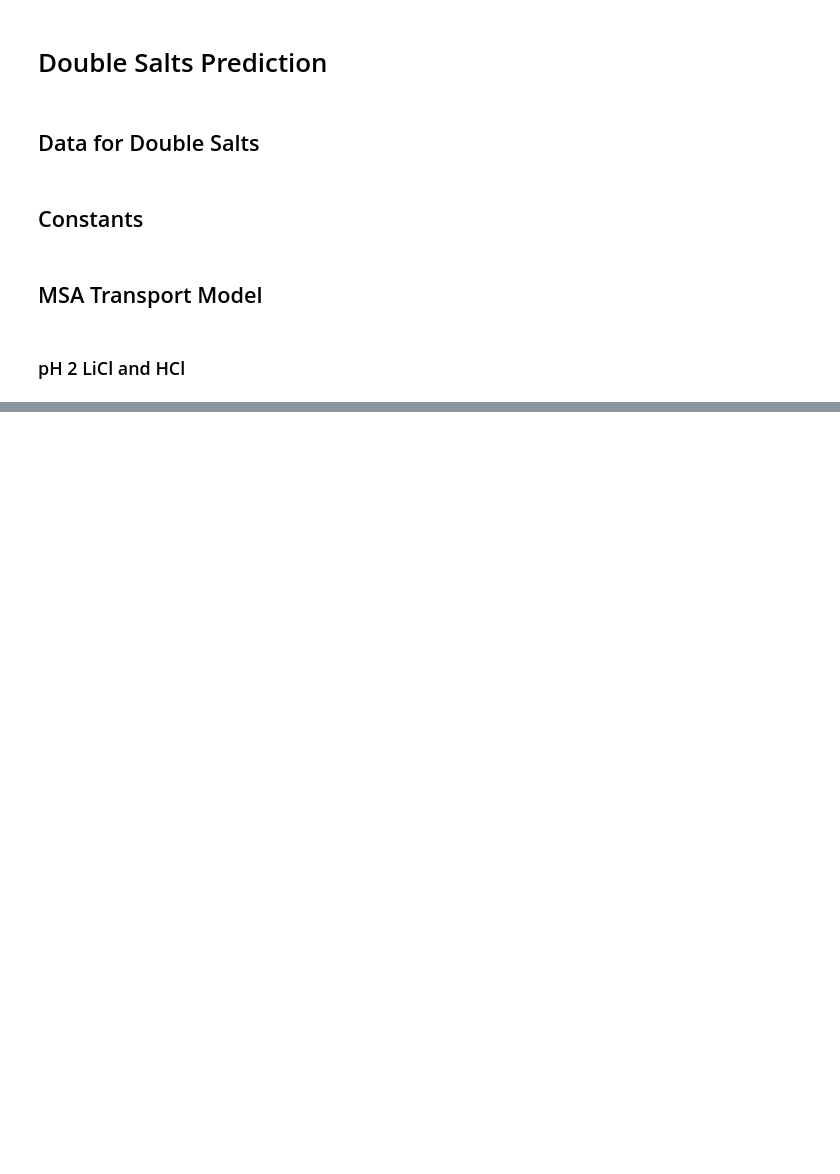
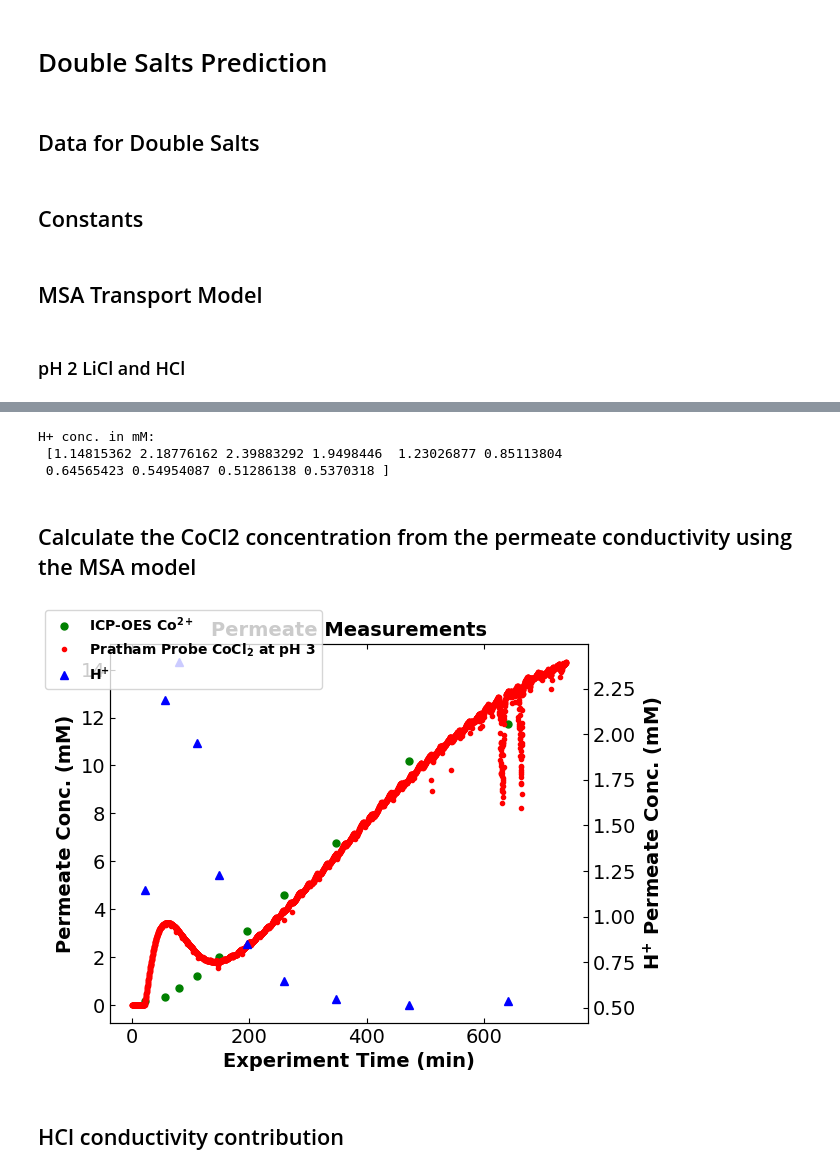
Before and after one commit to dowlinglab/salts-conductivity-modelling, a Jupyter notebook: Lithium_cobalt_conductivity.ipynb, the cells around one changed output, grey strips where cells are left out. Cells and saved outputs as stored; diff of their text form; code cells hidden in the pictures; blank space fills up the shorter version.

```diff
--- a/Lithium_cobalt_conductivity.ipynb
+++ b/Lithium_cobalt_conductivity.ipynb
@@ -378,0 +358,12 @@ plt.show()
+# %%
+# load the data
+data = pd.read_csv('.\Data\CoCl2_pH3.csv')
+
+# get the experiment time and measurements
+experiment_time_raw = data['Time (s)']
+experiment_time = [experiment_time_raw[i]/60 for i in range(len(experiment_time_raw))]
+ICP_conc_raw = data['ICP-OES Concentration (mM)']
+sample_pH_raw = data['Observed Sample pH']
+permeate_conc_raw = data['Permeate Concentration (mM)']
+permeate_cond_raw = data['Permeate Cond @ Temp (uS/cm)']
+permeate_cond_cal = [1.1558 * permeate_cond_raw[i] for i in range(len(permeate_cond_raw))]
@@ -378,0 +398,14 @@ plt.show()
+# %%
+# calculate the H+ concentration from the pH
+ndata_pH = len(sample_pH)
+H_conc = np.zeros(ndata_pH)
+for i in range(ndata_pH):
+    H_conc[i] = 1000 * (10 ** (-sample_pH[i]))
+
+print("H+ conc. in mM:\n",H_conc)
+# %% [output]
+H+ conc. in mM:
+ [1.14815362 2.18776162 2.39883292 1.9498446  1.23026877 0.85113804
+ 0.64565423 0.54954087 0.51286138 0.5370318 ]
+# %% [markdown]
+## Calculate the CoCl2 concentration from the permeate conductivity using the MSA model
@@ -378,0 +460,27 @@ plt.show()
+# %%
+# make plot of the ICP Co2+ concentration and H+ sample concentration
+fig, ax1 = plt.subplots()
+
+ax1.plot(exp_time_ICP_pH, ICP_conc, "g.", markersize=10, label="ICP-OES Co$^\mathbf{2+}$")
+ax1.plot(experiment_time, permeate_conc_raw, "r.", label="Pratham Probe CoCl$_\mathbf{2}$ at pH 3")
+# ax1.plot(exp_time_ICP_pH, permeate_conc, "r*", markersize=10, label="Pratham Probe CoCl$_\mathbf{2}$")
+ax1.set_xlabel("Experiment Time (min)", fontsize=14,fontweight='bold')
+ax1.set_ylabel("Permeate Conc. (mM)", fontsize=14,fontweight='bold')
+ax1.tick_params(axis='x', labelsize=14, direction="in",top=True, right=True)
+ax1.tick_params(axis='y', labelsize=14, direction="in",top=True, right=True)
+
+# Create a second y-axis sharing the same x-axis
+ax2 = ax1.twinx()
+ax2.plot(exp_time_ICP_pH, H_conc, "b^", label="H$^\mathbf{+}$")
+ax2.tick_params(axis='y', labelsize=14, direction="in",top=True, right=True)
+ax2.set_ylabel("H$^\mathbf{+}$ Permeate Conc. (mM)", fontsize=14,fontweight='bold')
+
+fig.legend(prop={"weight":"bold"}, loc="upper left")
+plt.title("Permeate Measurements", fontsize=14,fontweight='bold')
+plt.tight_layout()
+plt.savefig(".\Li_Co\cocl2_data.png")
+plt.show()
+# %% [output]
+[figure, added]
+# %% [markdown]
+## HCl conductivity contribution
```
Also changed, not shown: parts of 26 cells of this notebook, 52 other files.
